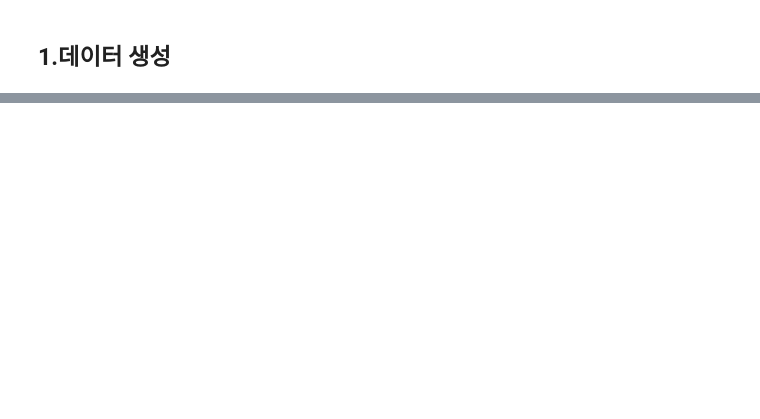
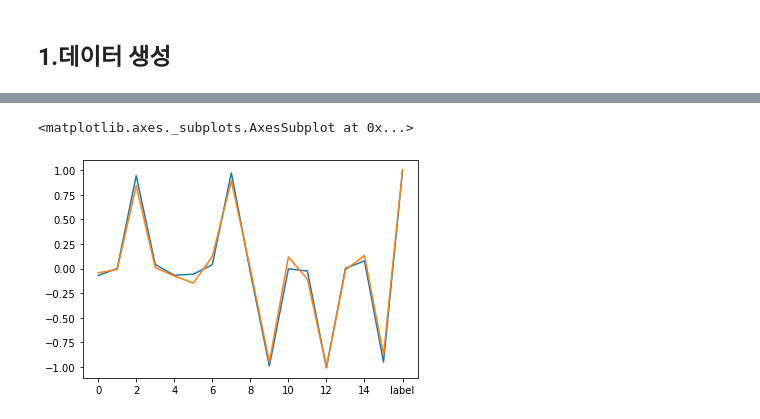
Before and after one commit to minsoo9506/my-paper, a Jupyter notebook: simulation_data_generate.ipynb, the cells around one changed output, grey strips where cells are left out. Cells and saved outputs as stored; diff of their text form; code cells hidden in the pictures; blank space fills up the shorter version.

```diff
--- a/simulation_data_generate.ipynb
+++ b/simulation_data_generate.ipynb
@@ -119,0 +205,6 @@ noise ratio : 0.7, noise weight : 0.9, train noise ratio = 0.115
+# %%
+smallNormal.loc[smallNormal['label'] == 1, :].mean().plot()
+smallTestNoise_010_09.loc[smallTestNoise_010_09['label'] == 1, :].mean().plot()
+# %% [output]
+<matplotlib.axes._subplots.AxesSubplot at 0x...>
+[figure, added]
```
Also changed, not shown: parts of 13 cells of this notebook.
